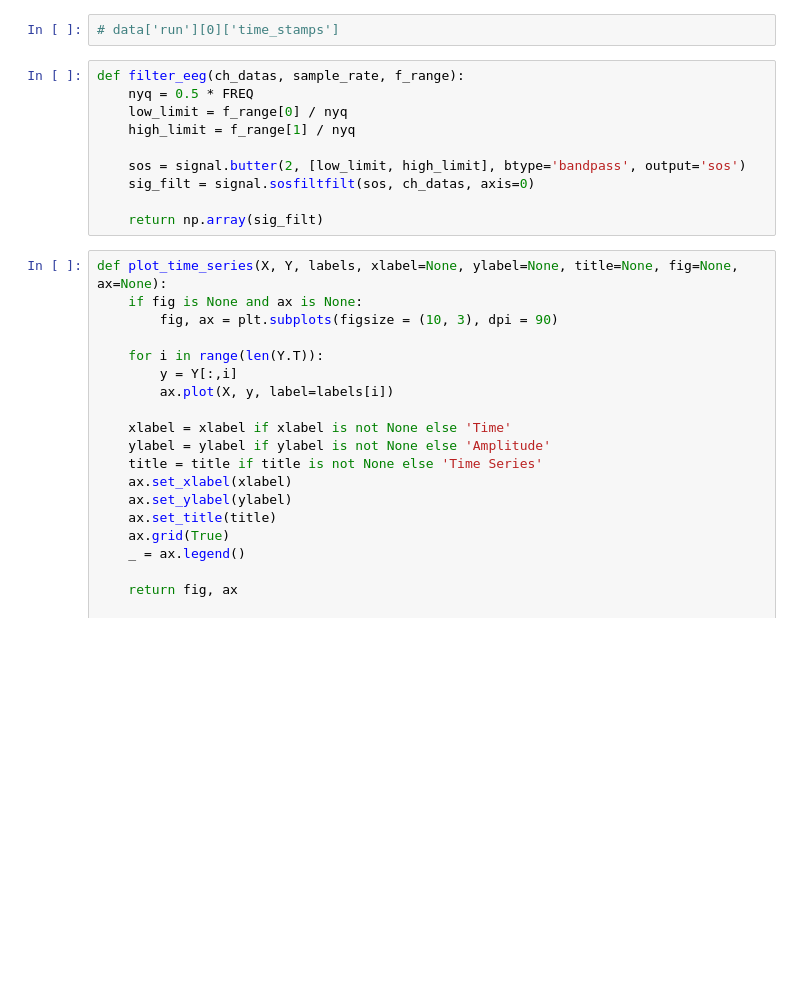
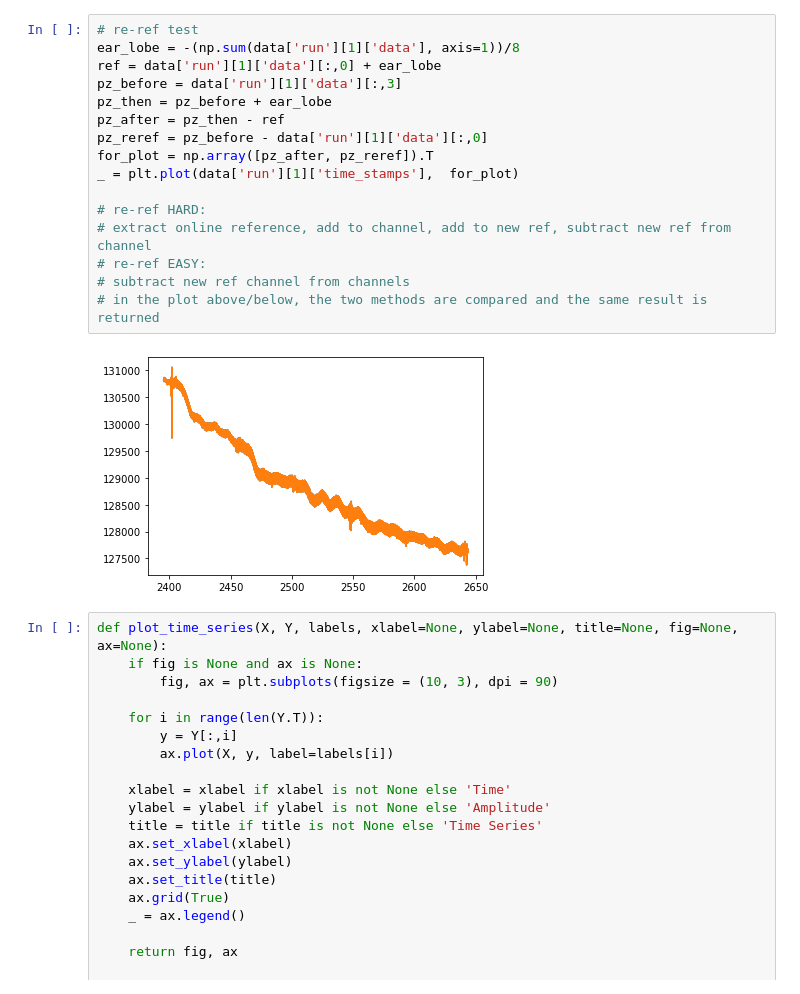
Before and after one commit to Surfincolin/openbci-standards, a Jupyter notebook: Speller_Learn.ipynb, the cells around one changed output. Saved outputs shown, nothing was run; the diff lists cells and outputs as text; blank space fills up the shorter version.

```diff
--- a/Speller_Learn.ipynb
+++ b/Speller_Learn.ipynb
@@ -52,18 +54,24 @@ for file_nm in [file_1, file_2]:
     data['run'].append(run)
 
 # print(data)
-# %%
-# data['run'][0]['time_stamps']
-# %%
-def filter_eeg(ch_datas, sample_rate, f_range):
-    nyq = 0.5 * FREQ
-    low_limit = f_range[0] / nyq
-    high_limit = f_range[1] / nyq
-
-    sos = signal.butter(2, [low_limit, high_limit], btype='bandpass', output='sos')
-    sig_filt = signal.sosfiltfilt(sos, ch_datas, axis=0)
-
-    return np.array(sig_filt)
+# %%
+# re-ref test
+ear_lobe = -(np.sum(data['run'][1]['data'], axis=1))/8
+ref = data['run'][1]['data'][:,0] + ear_lobe
+pz_before = data['run'][1]['data'][:,3]
+pz_then = pz_before + ear_lobe
+pz_after = pz_then - ref
+pz_reref = pz_before - data['run'][1]['data'][:,0]
+for_plot = np.array([pz_after, pz_reref]).T
+_ = plt.plot(data['run'][1]['time_stamps'],  for_plot)
+
+# re-ref HARD:
+# extract online reference, add to channel, add to new ref, subtract new ref from channel
+# re-ref EASY:
+# subtract new ref channel from channels
+# in the plot above/below, the two methods are compared and the same result is returned
+# %% [output]
+[figure, added]
 # %%
 def plot_time_series(X, Y, labels, xlabel=None, ylabel=None, title=None, fig=None, ax=None):
     if fig is None and ax is None:
```
Also changed, not shown: parts of 42 cells of this notebook.
